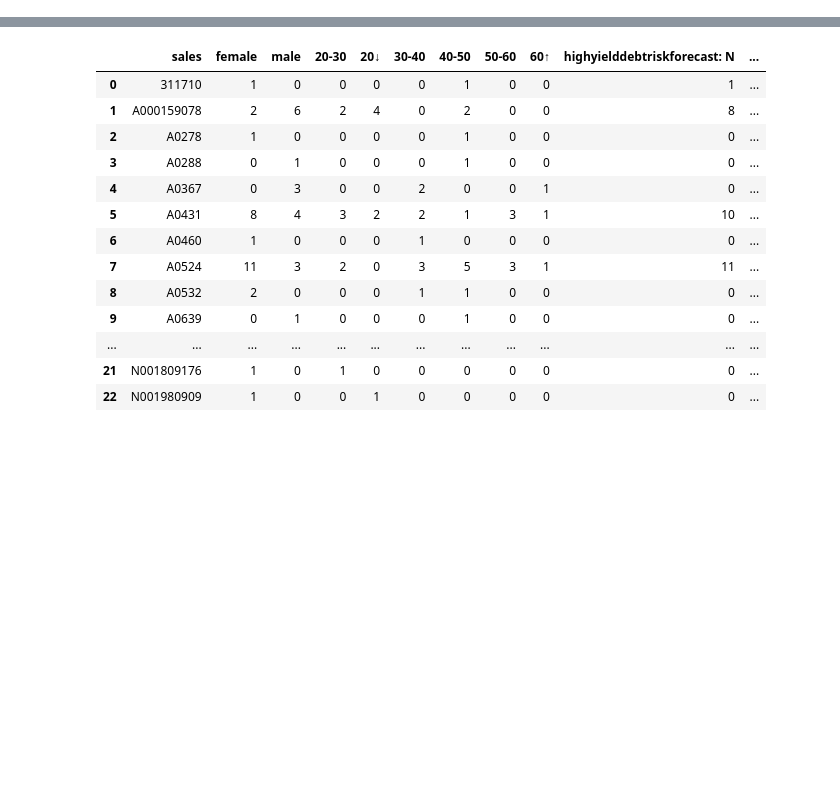
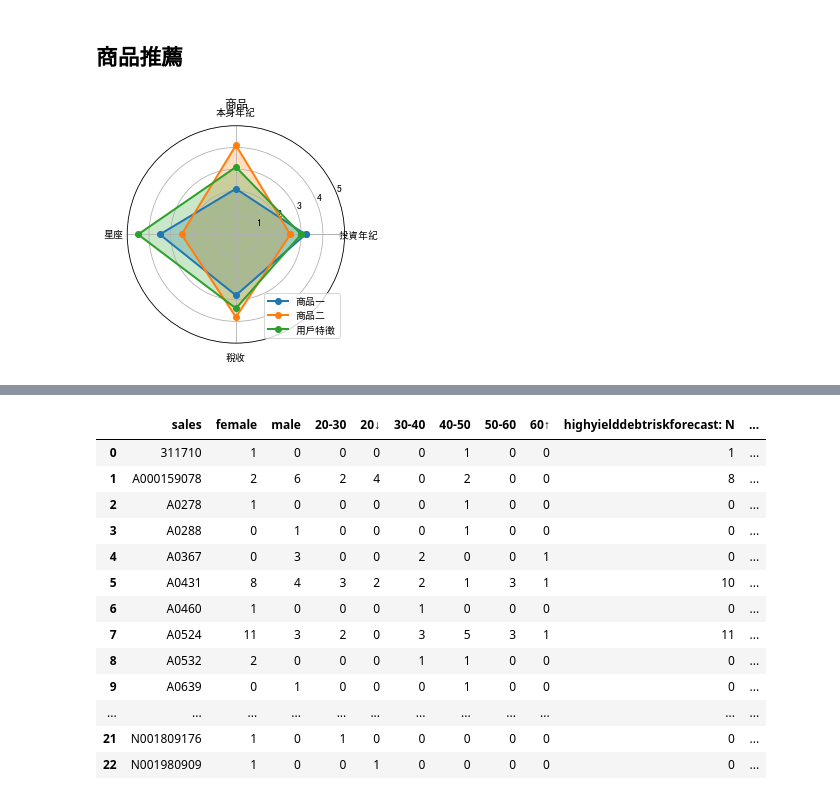
Before and after one commit to hsiehkl/nomurafunds_CRM, a Jupyter notebook: hsiehkl/nomurafunds_CRM.ipynb, the cells around one changed output, grey strips where cells are left out. Cells and saved outputs as stored; diff of their text form; code cells hidden in the pictures; blank space fills up the shorter version.

```diff
--- a/hsiehkl/nomurafunds_CRM.ipynb
+++ b/hsiehkl/nomurafunds_CRM.ipynb
@@ -3,3 +3,56 @@ import matplotlib.pyplot as plt
 import pandas as pd
 import numpy as np
 %matplotlib inline
+# %% [markdown]
+## 商品推薦
+# %%
+# 雷達圖
+# 投資年紀、本身年紀、星座、稅收
+
+# 构造数据
+values = [3.2, 2.1, 3.5, 2.8]
+values2 = [2.5, 4.1, 2.5, 3.8]
+user_features = [3.0, 3.1, 4.5, 3.4]
+feature = ['投資年紀', '本身年紀', '星座', '稅收']
+
+N = len(values)
+# 设置雷达图的角度，用于平分切开一个圆面
+angles=np.linspace(0, 2*np.pi, N, endpoint=False)
+
+# 为了使雷达图一圈封闭起来，需要下面的步骤
+values=np.concatenate((values,[values[0]]))
+values2 = np.concatenate((values2,[values2[0]]))
+values3 = np.concatenate((user_features,[user_features[0]]))
+angles=np.concatenate((angles,[angles[0]]))
+
+# 绘图
+fig=plt.figure()
+# 这里一定要设置为极坐标格式
+ax = fig.add_subplot(111, polar=True)
+
+# 绘制折线图
+ax.plot(angles, values, 'o-', linewidth=2, label = "商品一")
+# 填充颜色
+ax.fill(angles, values, alpha=0.25)
+
+# 商品二
+ax.plot(angles, values2, 'o-', linewidth=2, label = '商品二')
+ax.fill(angles, values2, alpha=0.25)
+# 申請者特性
+ax.plot(angles, values3, 'o-', linewidth=2, label = '用戶特徵')
+ax.fill(angles, values3, alpha=0.25)
+
+# 添加每个特征的标签
+ax.set_thetagrids(angles * 180/np.pi, feature)
+# 设置雷达图的范围
+ax.set_ylim(0, 5)
+# 添加标题
+plt.title('商品')
+# 添加网格线
+ax.grid(True)
+# 右下標籤
+plt.legend(loc='lower right')
+# 显示图形
+plt.show()
+# %% [output]
+[figure, added]
```
Also changed, not shown: parts of 6 cells of this notebook.
